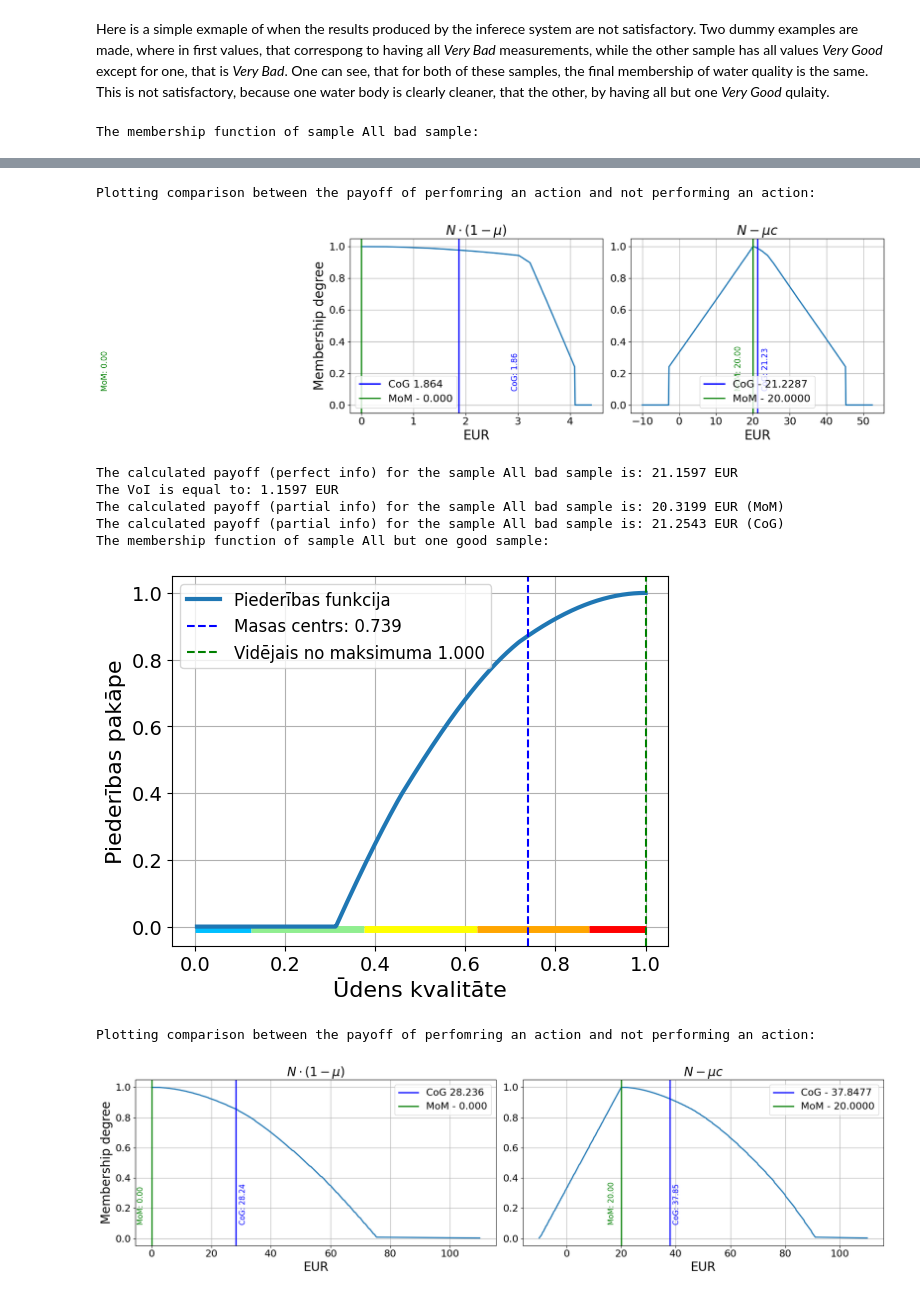
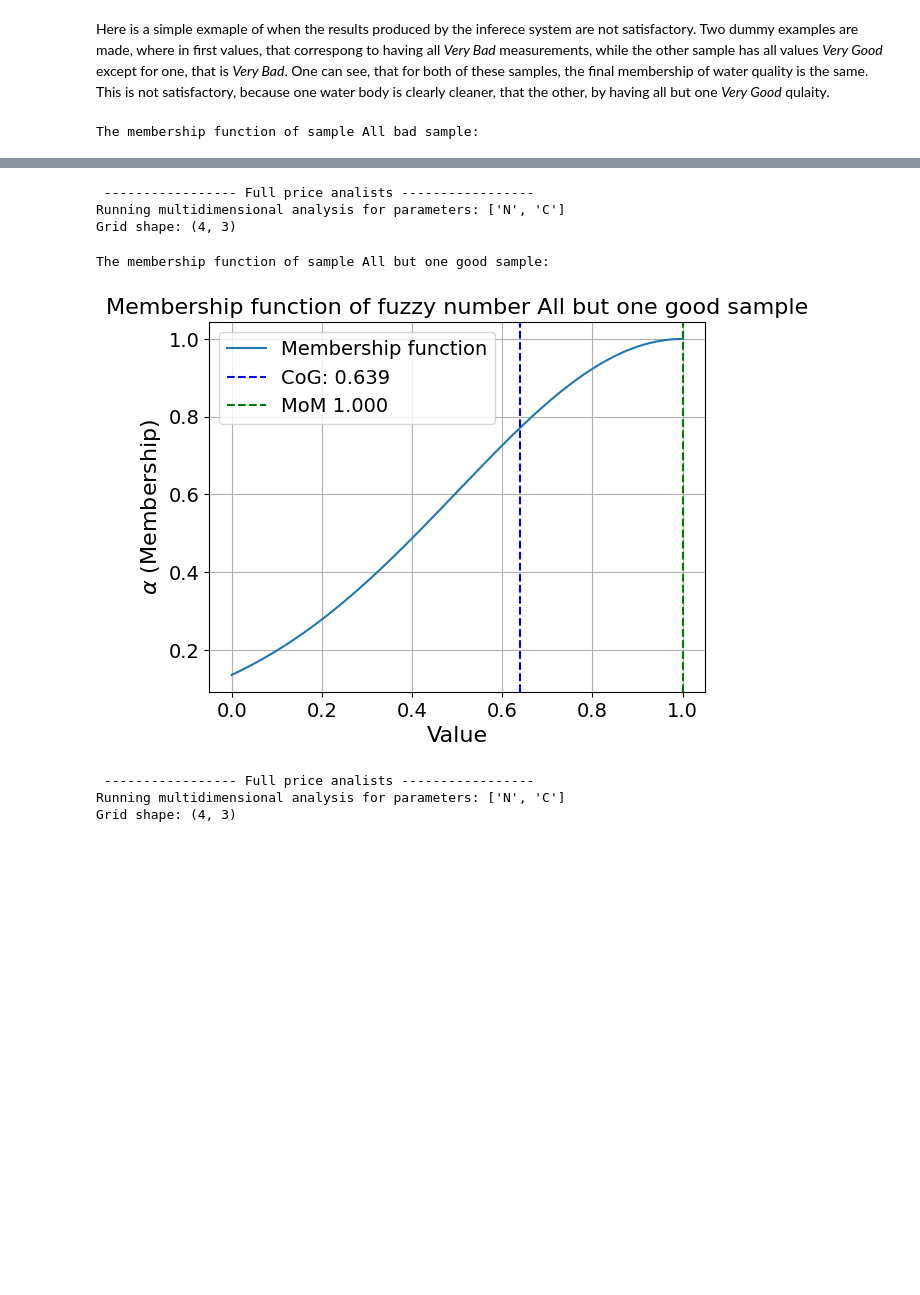
Before and after one commit to maartinjshz/Fuzzy-Rule-Base, a Jupyter notebook: conference_material/Notebooks/Implicative_syst_and_VoI.ipynb, the cells around one changed output, grey strips where cells are left out. Cells and saved outputs as stored; diff of their text form; code cells hidden in the pictures; blank space fills up the shorter version.

```diff
--- a/conference_material/Notebooks/Implicative_syst_and_VoI.ipynb
+++ b/conference_material/Notebooks/Implicative_syst_and_VoI.ipynb
@@ -346,11 +54,14 @@ type_1_qualityGrid = filter_qualityGrid_from_data(water_type=1)
 Number_of_grid_points = 500
 sample = first_r7.iloc[-5:].values.astype(float)
 sample[3] = type_1_qualityGrid[3,-1] - sample[3] + type_1_qualityGrid[3,0] # The O_2 levels are being inverted, as they have reversed order.
+antecendant_qualityGrid = filter_qualityGrid_from_data(water_type=1)
 
-perform_infernece_and_evaluation_with_data(sample, step_size=1,
+results_matrix, ranges, membership_value = perform_infernece_and_evaluation_with_data(sample, antecendant_qualityGrid, step_size=40,
                                            Number_of_grid_points=Number_of_grid_points,
                                            sample_name='G327 (Gosupe, grīva)', type_of_tnorm='luk',
-                                           payoff_membership_vaues = np.array([80, 100, 120]),
-                                           cleaning_cost_membership_values = np.array([60, 80 , 100]))
+                                           use_the_same_tnorm=False)
+
+
+plot_payoff_plots(results_matrix, 'VoI analysis', ranges['N'], ranges['C'])
 # %% [output]
 The membership function of sample G327 (Gosupe, grīva):
@@ -514,12 +220,13 @@ column_name_to_update = dummy_data_df.columns[3]
 constant_sum = type_1_qualityGrid[3, -1] + type_1_qualityGrid[3, 0]
 dummy_data_df[column_name_to_update] = constant_sum - dummy_data_df[column_name_to_update]
 
-perform_infernece_and_evaluation_with_data(dummy_data_df.iloc[0].values, step_size = 10,
+perform_infernece_and_evaluation_with_data(dummy_data_df.iloc[0].values, antecendant_qualityGrid, step_size = 40,
                                            Number_of_grid_points=500, sample_name='All bad sample',
-                                           type_of_tnorm='luk', use_the_same_tnorm = True)
-perform_infernece_and_evaluation_with_data(dummy_data_df.iloc[1].values,
-                                           step_size = 10, Number_of_grid_points=500,
+                                           type_of_tnorm='min', use_the_same_tnorm = True)
+
+perform_infernece_and_evaluation_with_data(dummy_data_df.iloc[1].values, antecendant_qualityGrid,
+                                           step_size = 40, Number_of_grid_points=500,
                                            sample_name='All but one good sample',
-                                           type_of_tnorm='luk', use_the_same_tnorm = True)
+                                           type_of_tnorm='min', use_the_same_tnorm = True)
 # %% [output]
 The membership function of sample All bad sample:
@@ -527,10 +234,8 @@ The membership function of sample All bad sample:
-Plotting comparison between the payoff of perfomring an action and not performing an action:
+ ----------------- Full price analists -----------------
+Running multidimensional analysis for parameters: ['N', 'C']
+Grid shape: (4, 3)
+The membership function of sample All but one good sample:
-[figure, old version]
+[figure, new version]
-The calculated payoff (perfect info) for the sample All bad sample is: 21.1597 EUR
-The VoI is equal to: 1.1597 EUR
-The calculated payoff (partial info) for the sample All bad sample is: 20.3199 EUR (MoM)
-The calculated payoff (partial info) for the sample All bad sample is: 21.2543 EUR (CoG)
-The membership function of sample All but one good sample:
-[figure, removed]
-Plotting comparison between the payoff of perfomring an action and not performing an action:
+ ----------------- Full price analists -----------------
+Running multidimensional analysis for parameters: ['N', 'C']
+Grid shape: (4, 3)
-[figure, removed]
```
Also changed, not shown: parts of 9 cells of this notebook, 9 other files.
